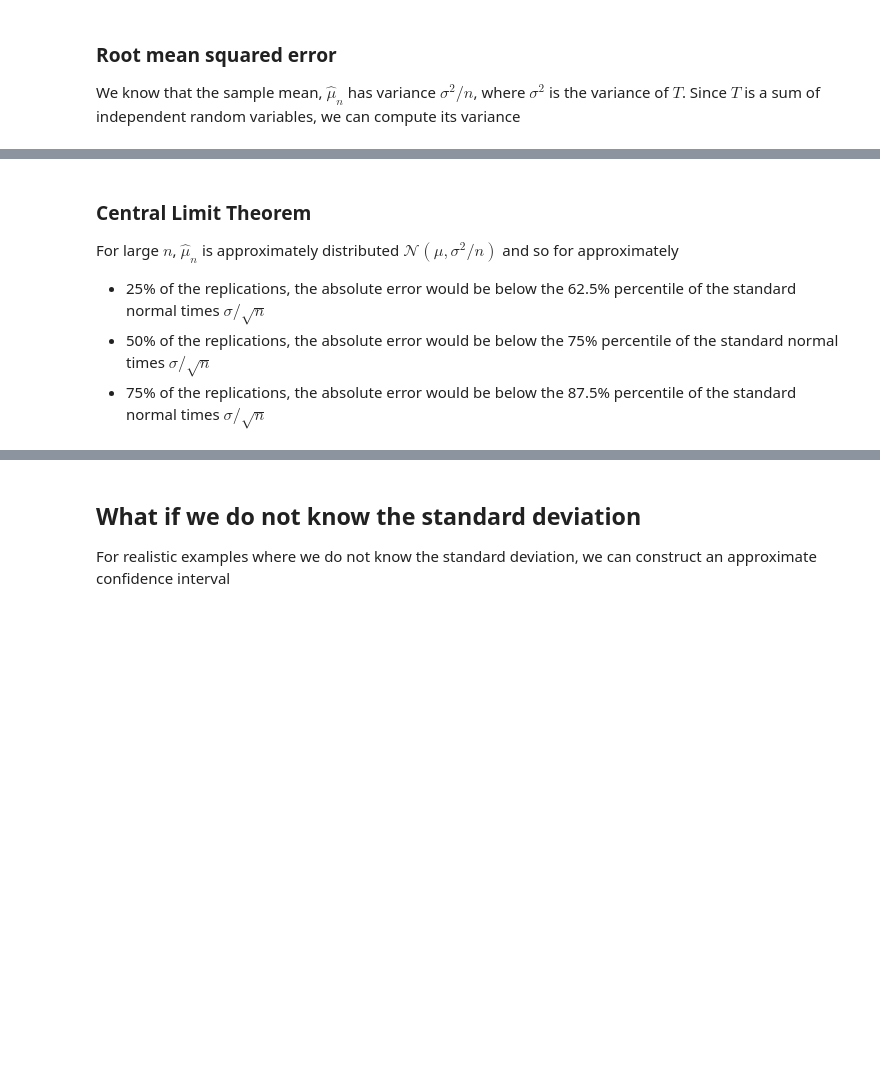
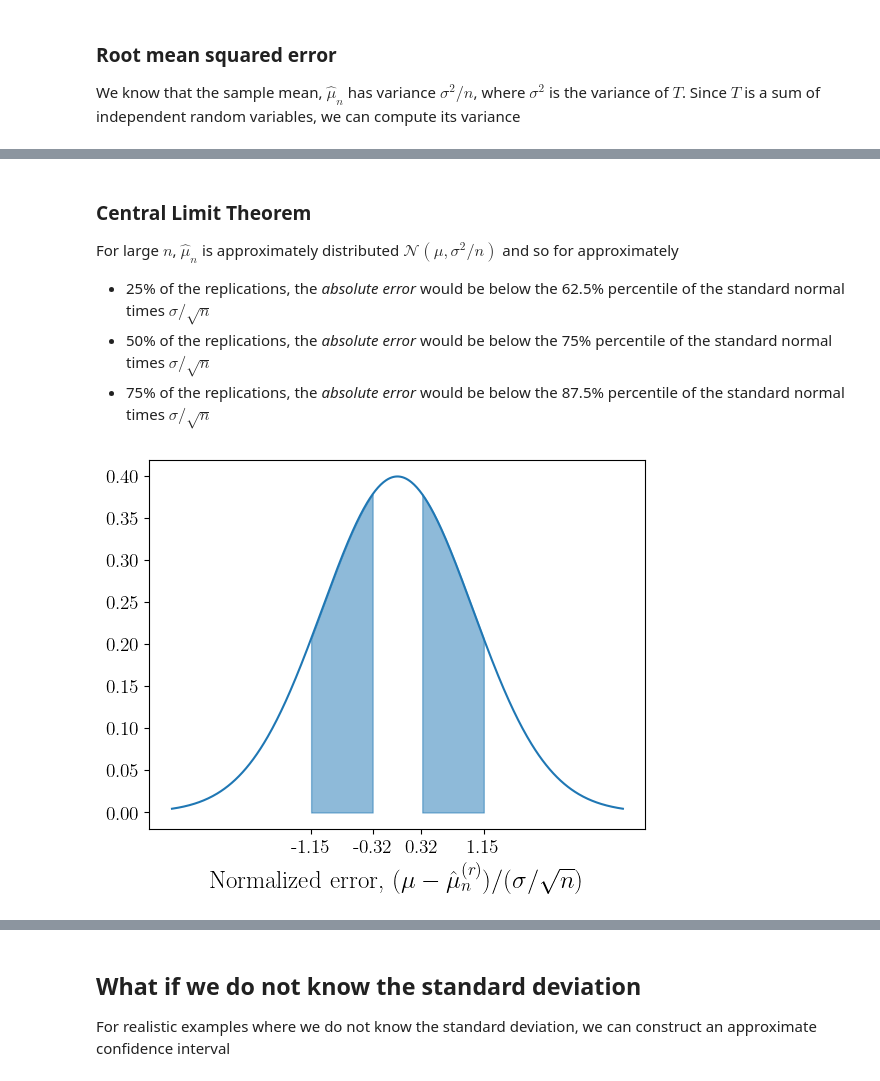
Before and after one commit to QMCSoftware/MATH565Fall2025, a Jupyter notebook: notebooks/AreWeThereYet.ipynb, the cells around one changed output, grey strips where cells are left out. Saved outputs shown, nothing was run; the diff lists cells and outputs as text; code cells hidden in the pictures; blank space fills up the shorter version.

```diff
--- a/notebooks/AreWeThereYet.ipynb
+++ b/notebooks/AreWeThereYet.ipynb
@@ -226,9 +259,26 @@ print(f"Variance of travel time = \u03C3\u00B2 ={true_var_T : .1f}, which means
 ### Central Limit Theorem
 
 For large $n$, $\widehat{\mu}_n$ is approximately distributed $\mathcal{N}(\mu,\sigma^2/n)$ and so for approximately
-* 25% of the replications, the absolute error would be below the 62.5% percentile of the standard normal times $\sigma/\sqrt{n}$
-* 50% of the replications, the absolute error would be below the 75% percentile of the standard normal times $\sigma/\sqrt{n}$
-* 75% of the replications, the absolute error would be below the 87.5% percentile of the standard normal times $\sigma/\sqrt{n}$
+* 25% of the replications, the _absolute error_ would be below the 62.5% percentile of the standard normal times $\sigma/\sqrt{n}$
+* 50% of the replications, the _absolute error_ would be below the 75% percentile of the standard normal times $\sigma/\sqrt{n}$
+* 75% of the replications, the _absolute error_ would be below the 87.5% percentile of the standard normal times $\sigma/\sqrt{n}$
+# %%
+x = np.linspace(-3, 3, 500)
+pdf = stats.norm.pdf(x) # Standard normal distribution
+q1, q2, q3, q4 = stats.norm.ppf(0.125), stats.norm.ppf(0.375), stats.norm.ppf(0.625), stats.norm.ppf(0.875) # Quantiles
+plt.plot(x, pdf, color = colors["blue"])  # Plot density
+
+# Shade between q1 and q2 and between between q3 and q4
+mask1 = (x >= q1) & (x <= q2)
+plt.fill_between(x[mask1], 0, pdf[mask1], color=colors["blue"], alpha=0.5)
+mask2 = (x >= q3) & (x <= q4)
+plt.fill_between(x[mask2], 0, pdf[mask2], color=colors["blue"], alpha=0.5)
+plt.xticks(ticks=[q1, q2, q3, q4],
+            labels=[f"{q1:.2f}", f"{q2:.2f}", f"{q3:.2f}", f"{q4:.2f}"])
+plt.xlabel(r"Normalized error, $(\mu - \hat{\mu}^{(r)}_n)/(\sigma/\sqrt{n})$")
+plt.show()
+# %% [output]
+[figure, added]
 # %%
 fig, ax = plt.subplots()
 ax.loglog(nrange,err_med, '-', color = colors["blue"], label="median error")
```
Also changed, not shown: parts of 15 cells of this notebook, 1 other file.
